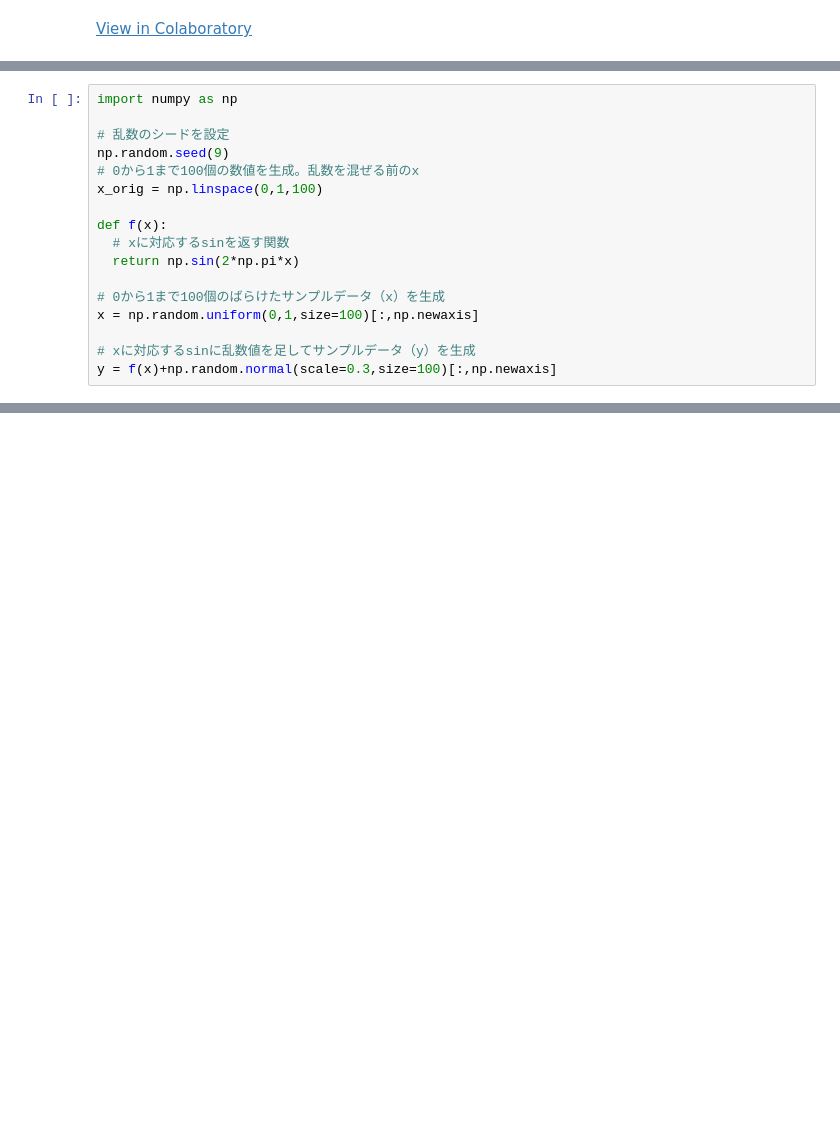
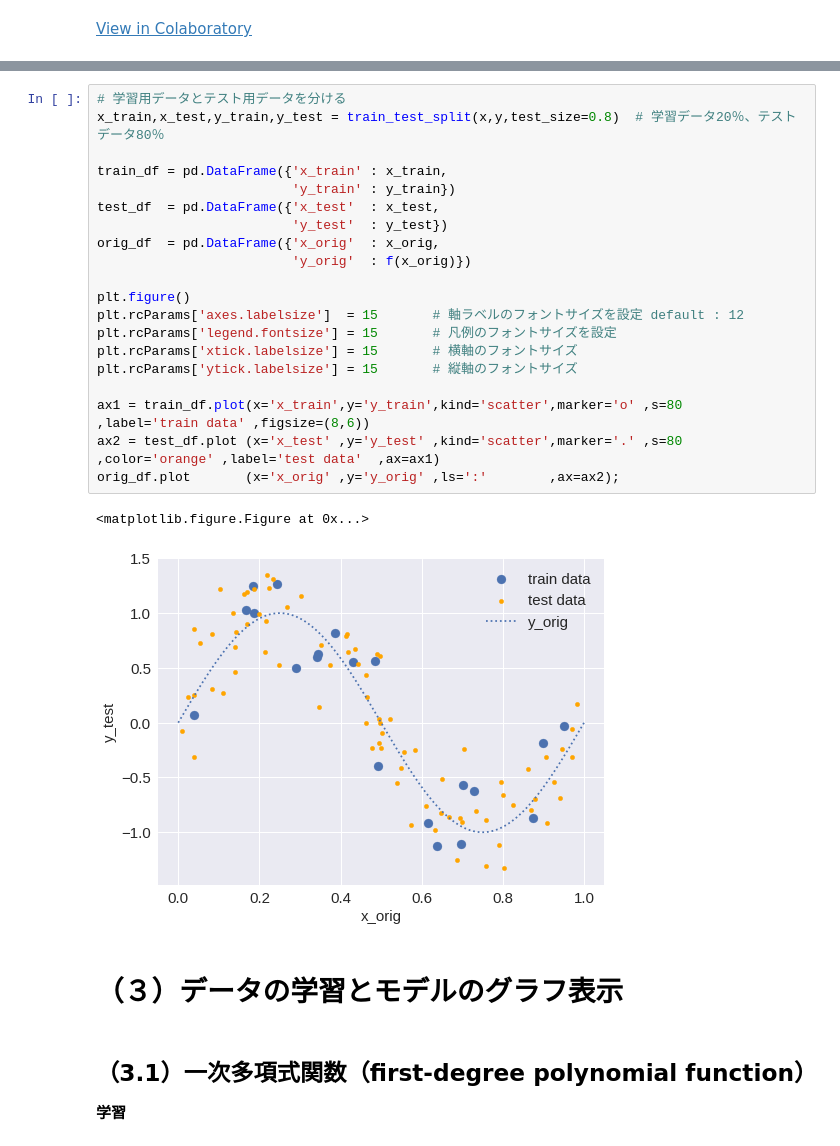
Before and after one commit to RXV06021/basicPy, a Jupyter notebook: Linear_least_sq.ipynb, the cells around one changed output, grey strips where cells are left out. Drawn from its saved outputs; the diff is of its cells as text; blank space fills up the shorter version.

```diff
--- a/Linear_least_sq.ipynb
+++ b/Linear_least_sq.ipynb
@@ -15,17 +2,0 @@ y                   ：xに対応するsinに乱数値を足したサンプル
-# %%
-import numpy as np
-
-# 乱数のシードを設定
-np.random.seed(9)
-# 0から1まで100個の数値を生成。乱数を混ぜる前のx
-x_orig = np.linspace(0,1,100)
-
-def f(x):
-  # xに対応するsinを返す関数
-  return np.sin(2*np.pi*x)
-
-# 0から1まで100個のばらけたサンプルデータ（x）を生成
-x = np.random.uniform(0,1,size=100)[:,np.newaxis]
-
-# xに対応するsinに乱数値を足してサンプルデータ（y）を生成
-y = f(x)+np.random.normal(scale=0.3,size=100)[:,np.newaxis]
@@ -158,0 +73,29 @@ plt.legend(loc='upper left')
+# %%
+# 学習用データとテスト用データを分ける
+x_train,x_test,y_train,y_test = train_test_split(x,y,test_size=0.8)  # 学習データ20％、テストデータ80％
+
+train_df = pd.DataFrame({'x_train' : x_train,
+                         'y_train' : y_train})
+test_df  = pd.DataFrame({'x_test'  : x_test,
+                         'y_test'  : y_test})
+orig_df  = pd.DataFrame({'x_orig'  : x_orig,
+                         'y_orig'  : f(x_orig)})
+
+plt.figure()
+plt.rcParams['axes.labelsize']  = 15       # 軸ラベルのフォントサイズを設定 default : 12
+plt.rcParams['legend.fontsize'] = 15       # 凡例のフォントサイズを設定
+plt.rcParams['xtick.labelsize'] = 15       # 横軸のフォントサイズ
+plt.rcParams['ytick.labelsize'] = 15       # 縦軸のフォントサイズ
+
+ax1 = train_df.plot(x='x_train',y='y_train',kind='scatter',marker='o' ,s=80                 ,label='train data' ,figsize=(8,6))
+ax2 = test_df.plot (x='x_test' ,y='y_test' ,kind='scatter',marker='.' ,s=80 ,color='orange' ,label='test data'  ,ax=ax1)
+orig_df.plot       (x='x_orig' ,y='y_orig' ,ls=':'        ,ax=ax2);
+# %% [output]
+<matplotlib.figure.Figure at 0x...>
+[figure, added]
+# %% [markdown]
+# （３）データの学習とモデルのグラフ表示
+# %% [markdown]
+## （3.1）一次多項式関数（first-degree polynomial function）
+
+**学習**
```
Also changed, not shown: parts of 44 cells of this notebook.
